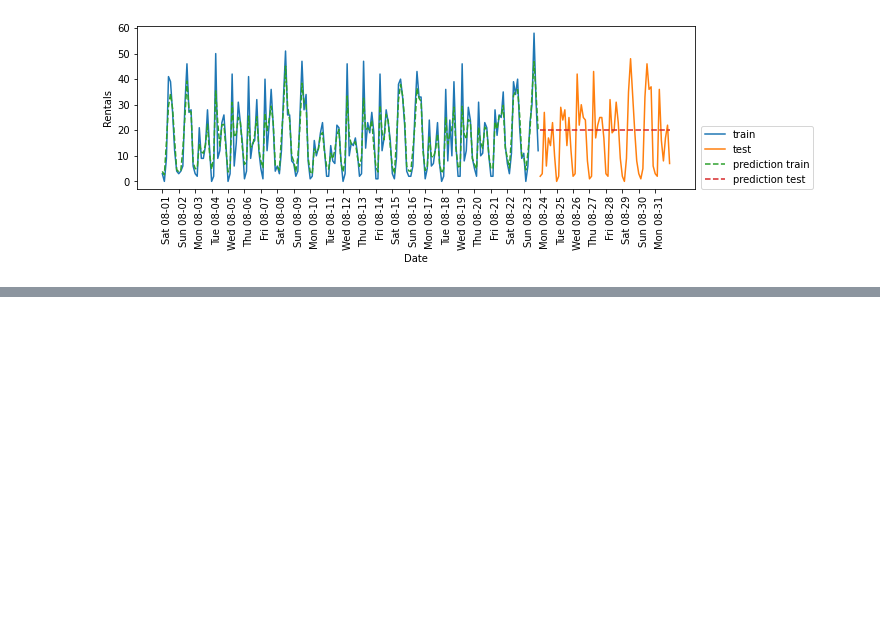
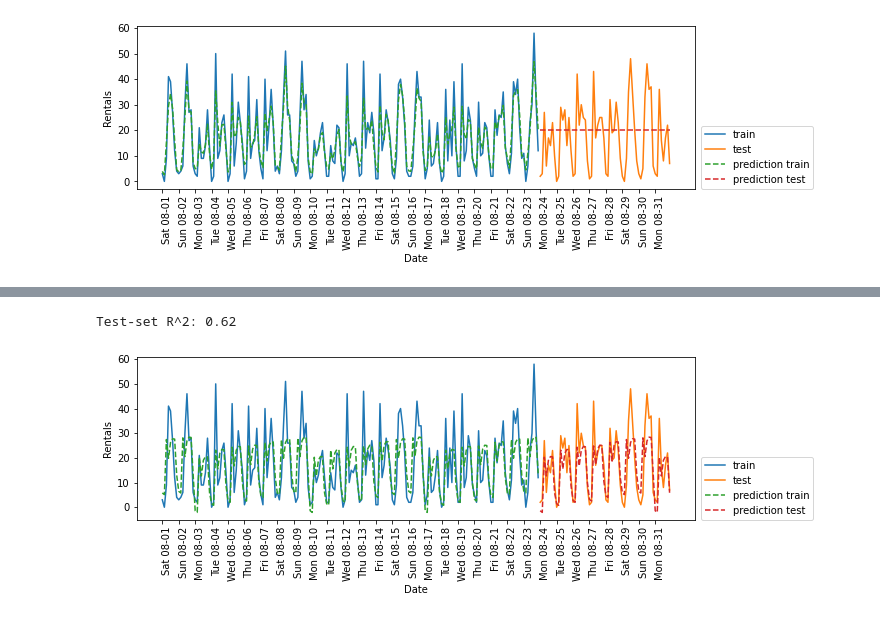
Before and after one commit to yuzuki-yosimura/Introduction-to-Machine-Learning-with-Python, a Jupyter notebook: Chapter4.ipynb, the cells around one changed output, grey strips where cells are left out. Cells and saved outputs as stored; diff of their text form; code cells hidden in the pictures; blank space fills up the shorter version.

```diff
--- a/Chapter4.ipynb
+++ b/Chapter4.ipynb
@@ -505,0 +524,8 @@ Test-set R^2: -0.04
+# %%
+enc = OneHotEncoder()
+X_hour_week_onehot = enc.fit_transform(X_hour_week).toarray()
+# %%
+eval_on_features(X_hour_week_onehot, y, Ridge())
+# %% [output]
+Test-set R^2: 0.62
+[figure, added]
```
Also changed, not shown: parts of 7 cells of this notebook.
